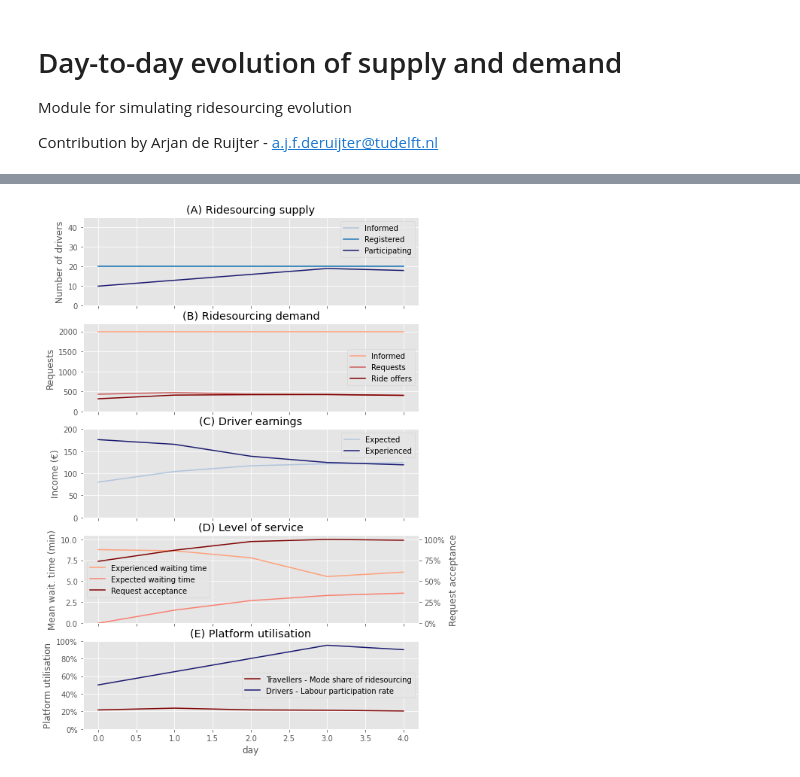
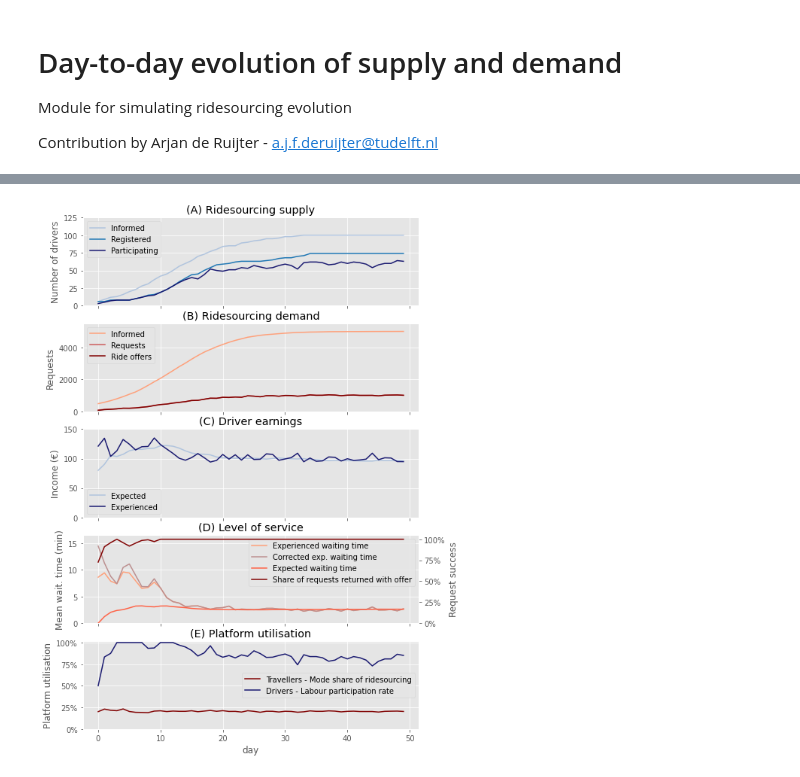
Before and after one commit to RafalKucharskiPK/MaaSSim, a Jupyter notebook: docs/Experiments/E_05_Two-sided-evolution.ipynb, the cells around one changed output, grey strips where cells are left out. Drawn from its saved outputs; the diff is of its cells as text; code cells hidden in the pictures.

Commit message:
fix bug in perceived waiting time + add corrected waiting time statistic

```diff
--- a/docs/Experiments/E_05_Two-sided-evolution.ipynb
+++ b/docs/Experiments/E_05_Two-sided-evolution.ipynb
@@ -39,9 +36,9 @@ params.parallel.nReplications = 1
 params.parallel.nThread = 1
 
 # Main experimental settings
-params.nP = 2000 # travellers
-params.nV = 20 # drivers
-params.nD = 5 # days
+params.nP = 5000 # travellers
+params.nV = 100 # drivers
+params.nD = 50 # days
 params.simTime = 8 # hours
 # %%
 # Other day-to-day settings
@@ -50,7 +47,7 @@ params.evol.drivers.res_wage.mean = 80 #euros
 params.evol.drivers.res_wage.std = 10 #euros
 params.evol.drivers.init_inc_ratio = 1 #expected income of informed drivers at start of sim as ratio of res wage
 
-params.evol.drivers.inform.prob_start = 1 # probability of being informed at start of sim
+params.evol.drivers.inform.prob_start = 0.05 # probability of being informed at start of sim
 params.evol.drivers.inform.beta = 0.2 # information transmission rate
 
 params.evol.drivers.regist.prob_start = 1 # probability of being registered if informed at start of sim
@@ -61,8 +58,9 @@ params.evol.drivers.regist.samp = 0.2 # probability of making regist decision wh
 params.evol.drivers.particip.beta = 0.1 # participation choice model parameter
 params.evol.drivers.particip.probabilistic = True # stochasticity in participation choice
 
-params.evol.travellers.inform.prob_start = 1
+params.evol.travellers.inform.prob_start = 0.1
 params.evol.travellers.inform.beta = 0.2
+params.evol.travellers.inform.start_wait = 0
 params.evol.travellers.reject_penalty = 30 * 60 # seconds
 params.evol.travellers.omega = 5 # recency: until this day perfect memory, afterwards weight 1/recency for last experience
 
@@ -92,7 +90,7 @@ params.mode_choice.beta_access = -0.0475 / 60 # util/s
 params.mode_choice.beta_cost = -0.1515 # util/euro
 params.mode_choice.beta_time_bike = -0.0693 / 60 #util/s
 params.mode_choice.beta_time_moto = -0.0106 / 60
-params.mode_choice.beta_wait_rs = -0.0156 / 60
+params.mode_choice.beta_wait_rs = -0.0398 / 60 # -0.0156
 params.mode_choice.beta_wait_pt = -0.0398 / 60
 
 # Demand settings
@@ -107,7 +105,7 @@ params.t0 = pd.Timestamp.now()
 inData = load_G(inData, params, stats=True)  # download graph for the 'params.city' and calc the skim matrices
 inData = generate_demand(inData, params, avg_speed = True)
 inData.passengers['informed'] = np.random.rand(params.nP) < params.evol.travellers.inform.prob_start
-inData.passengers['expected_wait'] = 0
+inData.passengers['expected_wait'] = params.evol.travellers.inform.start_wait
 fixed_supply = generate_vehicles_d2d(inData, params)
 inData.vehicles = fixed_supply.copy()
 inData.vehicles.platform = inData.vehicles.apply(lambda x: 0, axis = 1)
@@ -142,8 +140,10 @@ for day in range(params.get('nD', 1)):  # run iterations
     inData.vehicles.registered = res_regist.registered
     inData.vehicles.expected_income = res_regist.expected_income
     inData.vehicles.pos = fixed_supply.pos
-    res_inf_trav = wom_trav(inData, params = params)
-    inData.passengers.informed = res_inf_trav
-    new_wait = d2d.travs[day].new_perc_wait.copy()
-    inData.passengers.expected_wait = new_wait.reset_index(drop = True)
+    res_inf_trav = wom_trav(inData, d2d.travs[day], params = params)
+    inData.passengers.informed = res_inf_trav.informed
+    inData.passengers.expected_wait = res_inf_trav.perc_wait
+#     inData.passengers.expected_wait = d2d.travs[day].new_perc_wait.loc[d2d.travs[day].informed]copy()
+#     new_wait = d2d.travs[day].new_perc_wait.copy()
+#     inData.passengers.expected_wait = new_wait.reset_index(drop = True)
 # %% [output]
@@ -185,39 +191,41 @@ axes[1].set_ylim([0,params.nP * 1.1])
 axes[1].set_ylabel('Requests')
 
 ax_sec = axes[3].twinx()
 evol_agg.demand['proport_match'] = evol_agg.demand.gets_offer / evol_agg.demand.requests * 100
 evol_agg.demand['mean_wait'].apply(lambda x: 1/60 * x).plot(ax = axes[3], label='Experienced waiting time', color ='lightsalmon')
-evol_agg.demand['perc_wait'].apply(lambda x: 1/60 * x).plot(ax = axes[3], label='Expected waiting time', color ='salmon')
-evol_agg.demand['proport_match'].plot(ax = ax_sec, color = 'maroon', label='Request acceptance')
+evol_agg.demand['corr_mean_wait'].apply(lambda x: 1/60 * x).plot(ax = axes[3], label='Corrected exp. waiting time', color ='rosybrown')
+evol_agg.demand['perc_wait'].apply(lambda x: 1/60 * x).plot(ax = axes[3], label='Expected waiting time', color ='tomato')
+evol_agg.demand['proport_match'].plot(ax = ax_sec, color = 'maroon', label='Share of requests returned with offer')
 lines_1, labels_1 = axes[3].get_legend_handles_labels()
 lines_2, labels_2 = ax_sec.get_legend_handles_labels()
 lines = lines_1 + lines_2
 labels = labels_1 + labels_2
 axes[3].legend(lines, labels, loc=0)
 axes[3].set_title('(D) Level of service')
 axes[3].set_ylabel('Mean wait. time (min)')
-ax_sec.set_ylabel('Request acceptance')
+ax_sec.set_ylabel('Request success')
 ax_sec.yaxis.set_major_formatter(mtick.PercentFormatter())
-axes[3].set_ylim([0,math.ceil(evol_agg.demand[['mean_wait']].apply(lambda x: 1/60 * x).max()/2)*2+0.5])
+max_val = max(evol_agg.demand.mean_wait.max(),evol_agg.demand.corr_mean_wait.max(),evol_agg.demand.perc_wait.max())
+axes[3].set_ylim([0,math.ceil((1/60)*max_val/2)*2+0.5])
 ax_sec.set_ylim([0,100+5])
 ax_sec.grid(None)
 
 proport_rs = evol_agg.demand.requests / evol_agg.demand.inform * 100
 proport_rs.plot(ax = axes[4], label = 'Travellers - Mode share of ridesourcing', color='maroon')
 axes[4].set_title('(E) Platform utilisation')
-axes[4].set_ylim([0,100])
+axes[4].set_ylim([0,100+2])
 axes[4].set_ylabel('Platform utilisation')
 
 axes[4].yaxis.set_major_formatter(mtick.PercentFormatter())
 
 proport_work = evol_agg.supply.particip / evol_agg.supply.regist * 100
 proport_work.plot(ax = axes[4], label = 'Drivers - Labour participation rate', color ='midnightblue')
 lines, labels = axes[4].get_legend_handles_labels()
 axes[4].legend(labels)
 
 plt.savefig('d2d-evo.png')
 # %% [output]
-[figure, old version]
+[figure, new version]
 # %%
 evol_agg.supply
 # %% [output]
```
Also changed, not shown: parts of 9 cells of this notebook, 2 other files.
